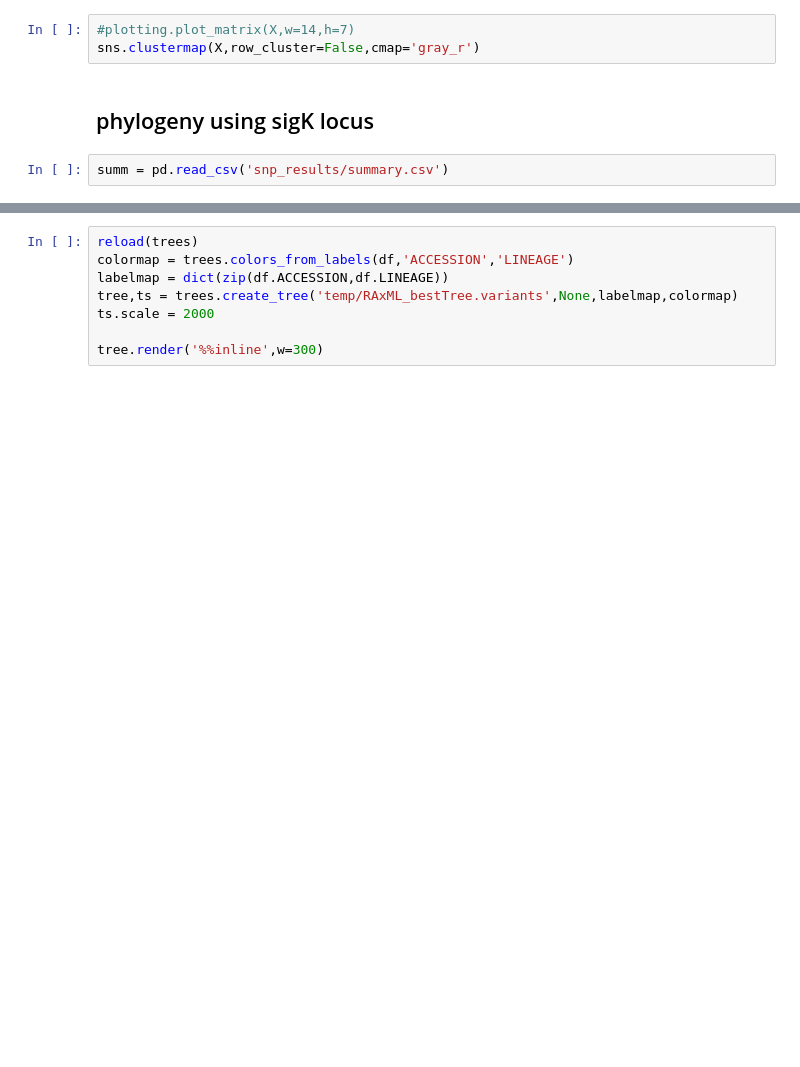
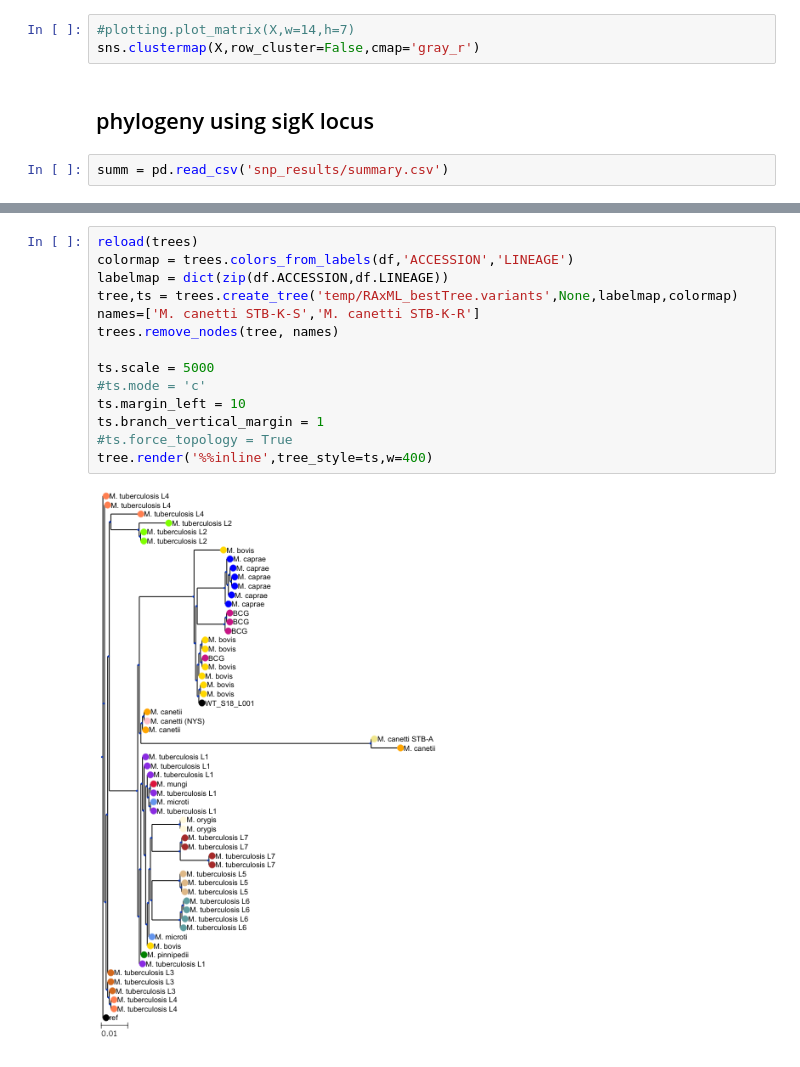
Before and after one commit to dmnfarrell/mtbc_analyses, a Jupyter notebook: sigK_regulon/sigK_analysis.ipynb, the cells around one changed output, grey strips where cells are left out. Cells and saved outputs as stored; diff of their text form; blank space fills up the shorter version.

```diff
--- a/sigK_regulon/sigK_analysis.ipynb
+++ b/sigK_regulon/sigK_analysis.ipynb
@@ -98,8 +99,16 @@ raxmlHPC-PTHREADS -f a -N 10 -T 8 -m GTRCAT -V -p 17752004 -x 20696125 -n varian
 # %%
 reload(trees)
 colormap = trees.colors_from_labels(df,'ACCESSION','LINEAGE')
 labelmap = dict(zip(df.ACCESSION,df.LINEAGE))
 tree,ts = trees.create_tree('temp/RAxML_bestTree.variants',None,labelmap,colormap)
-ts.scale = 2000
+names=['M. canetti STB-K-S','M. canetti STB-K-R']
+trees.remove_nodes(tree, names)
 
-tree.render('%%inline',w=300)
+ts.scale = 5000
+#ts.mode = 'c'
+ts.margin_left = 10
+ts.branch_vertical_margin = 1
+#ts.force_topology = True
+tree.render('%%inline',tree_style=ts,w=400)
+# %% [output]
+[figure, added]
```
Also changed, not shown: parts of 2 cells of this notebook, 10 other files.
